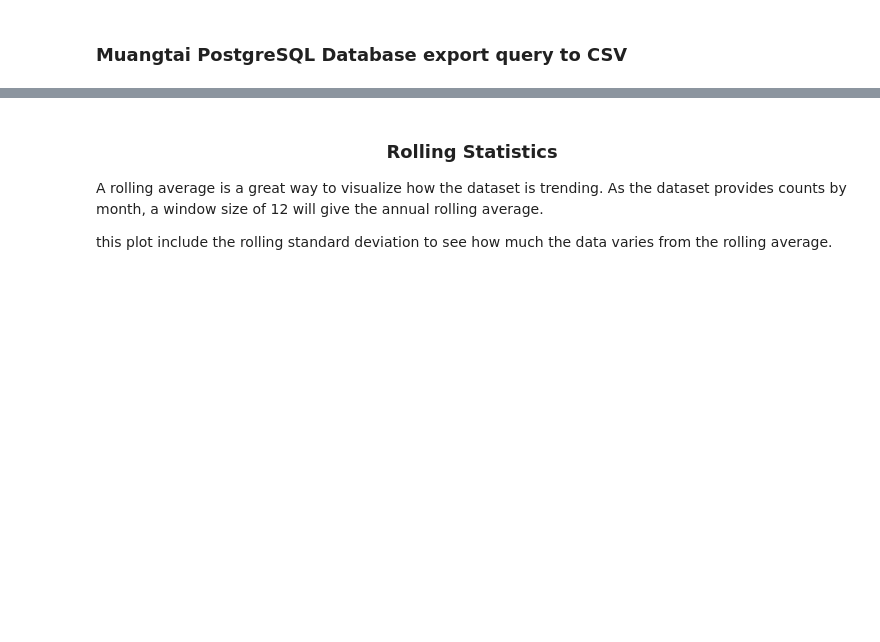
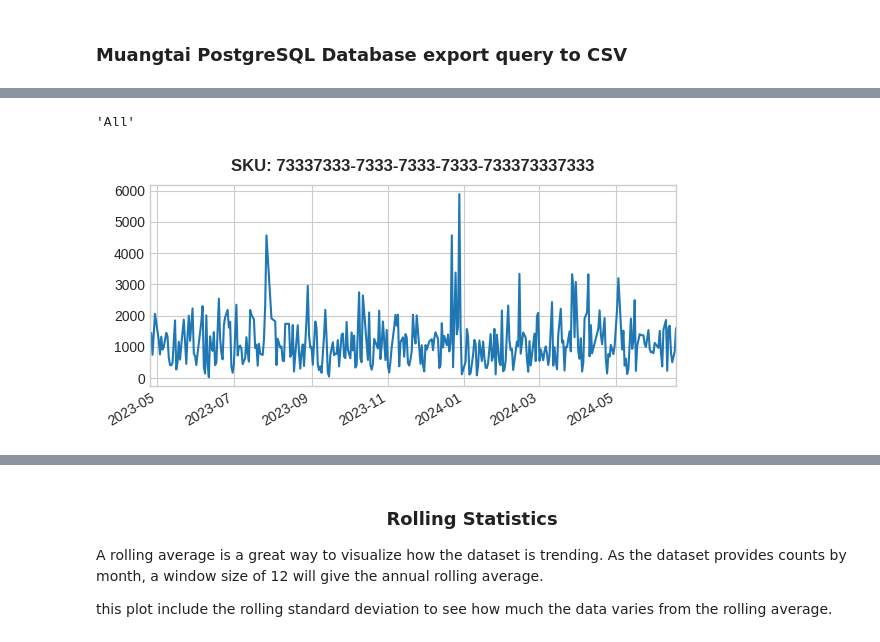
Before and after one commit to thirayume/POPrediction, a Jupyter notebook: Muangtai_PO_Prediction_Days.ipynb, the cells around one changed output, grey strips where cells are left out. Cells and saved outputs as stored; diff of their text form; code cells hidden in the pictures; blank space fills up the shorter version.

```diff
--- a/Muangtai_PO_Prediction_Days.ipynb
+++ b/Muangtai_PO_Prediction_Days.ipynb
@@ -180 +331,6 @@ df.isnull().sum()
+# %%
+# Drop some data
+mindate = datetime.datetime(2023, 4, 24)
+
+df1 = df1[df1.dim_pickinglists__document_date > mindate]
 # %%
@@ -184,18 +342,15 @@ print(sorted(sku_ids))
 # @title Pivot SKU Sales by Month
 pd.set_option("display.float_format", "{:,.0f}".format)
 
-# df['month'] = df['fact_picking_lists__date'].dt.month.astype(str) + '-' + df['fact_picking_lists__date'].dt.year.astype(str)
-# df['month'] = df['fact_picking_lists__podatetime'].dt.month.astype(str) + '-' + df['fact_picking_lists__podatetime'].dt.year.astype(str)
-df['month'] = df['lasted_updated_at'].dt.month.astype(str) + '-' + df['lasted_updated_at'].dt.year.astype(str)
-df['month'] = pd.to_datetime(df['month'], infer_datetime_format = True)
+df1['dim_pickinglists__document_date'] = pd.to_datetime(df1['dim_pickinglists__document_date'], infer_datetime_format = True)
 
-pivot = df.pivot_table(
+pivot_df1 = df1.pivot_table(
     values='fact_picking_lists__quantity',
     index=['dim_stock_keeping_units__sku_id'],
-    columns=['month'],
+    columns=['dim_pickinglists__document_date'],
     aggfunc='sum',
     margins = True,
     fill_value = '0'
 )
-pivot = pivot.sort_values(by=['All'], ascending=False)
-pivot
+pivot_df1 = pivot_df1.sort_values(by=['All'], ascending=False)
+pivot_df1
@@ -204,16 +389,26 @@ pivot.T
 # %%
 sorted_sku = []
-for sku, qty in pivot.iterrows():
+for sku, qty in pivot_df1.iterrows():
   sorted_sku.append(sku)
 sorted_sku.pop(0)
+# %% [output]
+'All'
 # %%
-def plot_by_SKUs(sku_df):
+def plot_by_SKUs(sku_df, pivot_df):
   for i in range(len(sku_df)):
-    print(sku_df[i])
     plt.figure(figsize=(6,3))
-    my_df = pivot.T[sku_df[i]]
+
+    title = 'SKU: ' + sku_df[i]
+    xlabel = ''
+    ylabel = ''
+
+    my_df = pivot_df.T[sku_df[i]]
     my_df.drop(my_df.tail(1).index,inplace=True)
     my_df.astype(float).plot()
-    plt.title(sku_df[i])
-    plt.tight_layout()
+
+    plt.title(label=title)
+    plt.autoscale(axis='x', tight=True)
+    plt.xlabel(xlabel)
+    plt.ylabel(ylabel)
+    plt.savefig('SKU/' + sku_df[i] + '.png', bbox_inches='tight')
     plt.show()
@@ -223,3 +415,10 @@ plot_by_SKUs(sample)
+# %%
+sample_sku_df = sorted_sku
+plot_by_SKUs(sample_sku_df, pivot_df1)
+
+sample_sku_df = sorted_sku[0:1]
+# %% [output]
+[figure, added]
 # %%
 def mape(actual, pred):
     actual, pred = np.array(actual), np.array(pred)
```
Also changed, not shown: parts of 86 cells of this notebook.
